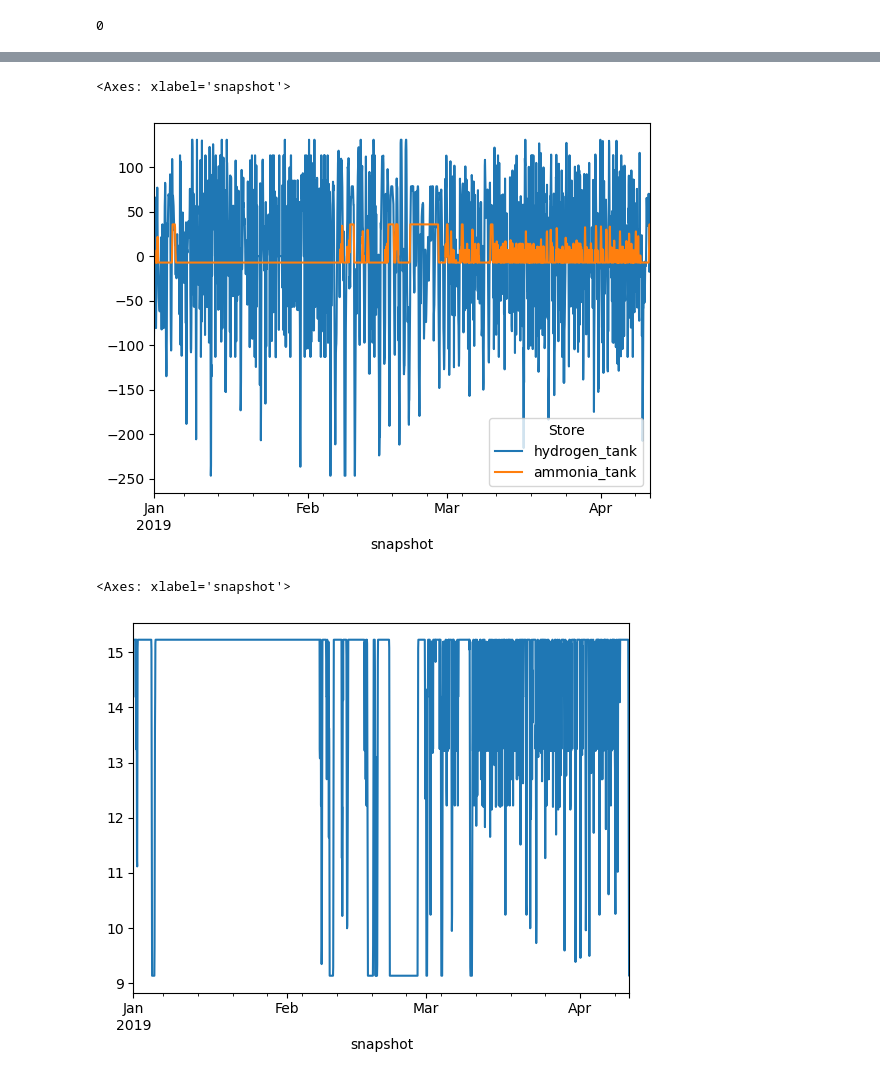
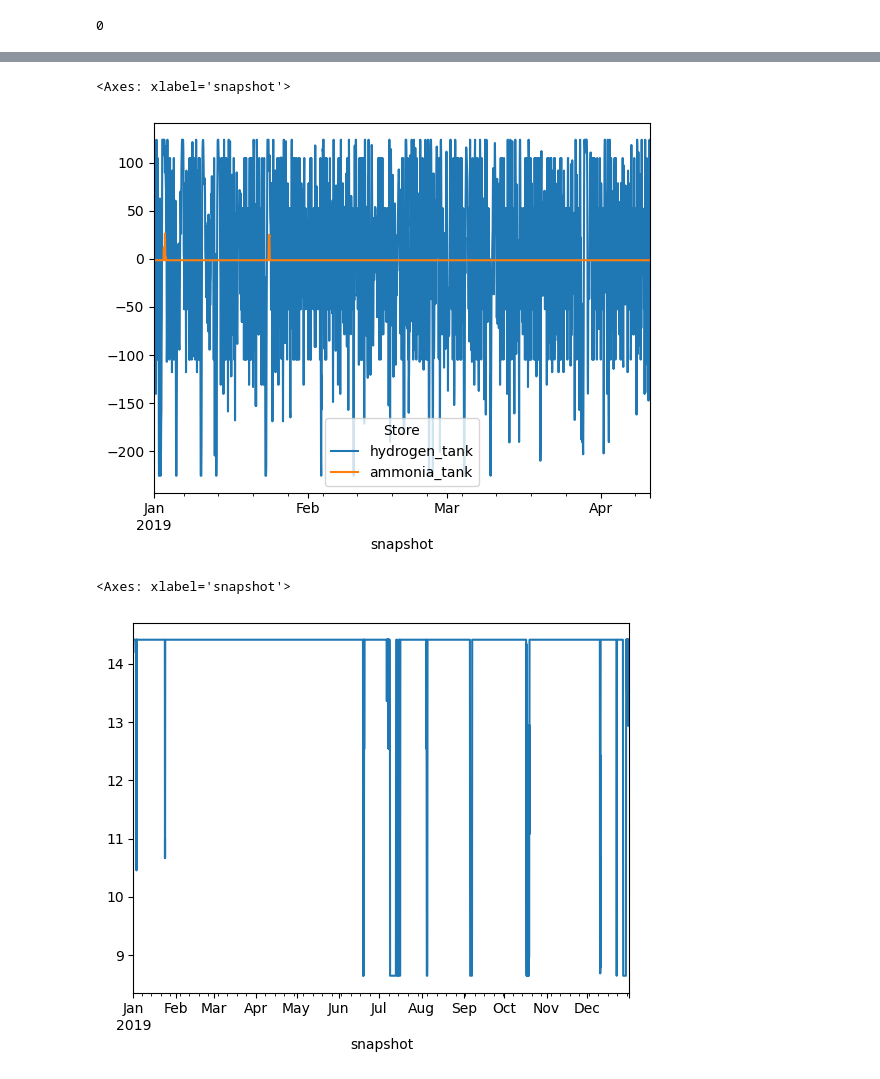
Before and after one commit to philouhawi/PyPSA-China-Green-LCOX-Model, a Jupyter notebook: LCO-Ammonia model 1.0 2025-02-11.ipynb, the cells around one changed output, grey strips where cells are left out. Cells and saved outputs as stored; diff of their text form; code cells hidden in the pictures.

```diff
--- a/LCO-Ammonia model 1.0 2025-02-11.ipynb
+++ b/LCO-Ammonia model 1.0 2025-02-11.ipynb
@@ -27,12 +27,12 @@ def calculate_annualised_capex(capex: float, interest: float, lifetime: int):
 #n.remove(class_name="Bus", name="electricity_storage")
 # %%
 # Import an example of wind daily pattern
-wind_pattern = pd.read_csv("/Users/philip/Desktop/AGORA/China PyPSA LCOX/ code/data/China_InMo_2019_onshore_wind_41.6401_109.8633_hourly_pattern.csv")["daily pattern"]
+wind_pattern = pd.read_csv("/Users/philip/Desktop/AGORA/China PyPSA LCOX/ code/data/LiNi_Chaoyang_wind_41.6807_120.7899_2.csv")["daily pattern"]
 # annual time-series availability of onshore wind (just a simplified example)
 wind_profile = pd.Series(list(wind_pattern), index=n.snapshots)
 
 # Import an example of solar daily pattern
-solar_pattern = pd.read_csv("/Users/philip/Desktop/AGORA/China PyPSA LCOX/ code/data/China_InMo_2019_solar_41.6401_109.8633_hourly_pattern.csv")["daily pattern"]
+solar_pattern = pd.read_csv("/Users/philip/Desktop/AGORA/China PyPSA LCOX/ code/data/LiNi_Chaoyang_pv_41.6807_120.7899.csv")["daily pattern"]
 # annual time-series availability of solar (just a simplified example)
 solar_profile = pd.Series(list(solar_pattern), index=n.snapshots)
 
@@ -498,16 +500,16 @@ n.stores_t.e[:24*365].plot()
 n.stores_t.p[:24*100].plot()
 # %% [output]
 <Axes: xlabel='snapshot'>
-[figure, old version]
+[figure, new version]
 # %%
 # Inspect the electrolysis input power
 #n.links_t.p0["electrolyser"][:24*10].plot()
 
 # Inspect the Haber Bosch input power
-n.links_t.p0["haber_bosch"][:24*100].plot()
+n.links_t.p0["haber_bosch"][:24*365].plot()
 # %% [output]
 <Axes: xlabel='snapshot'>
-[figure, old version]
+[figure, new version]
 # %%
 # Inspect the charging flow
 n.links_t.p0["hydrogen_flow"][:24*100].plot()
```
Also changed, not shown: parts of 13 cells of this notebook, 1 other file.
